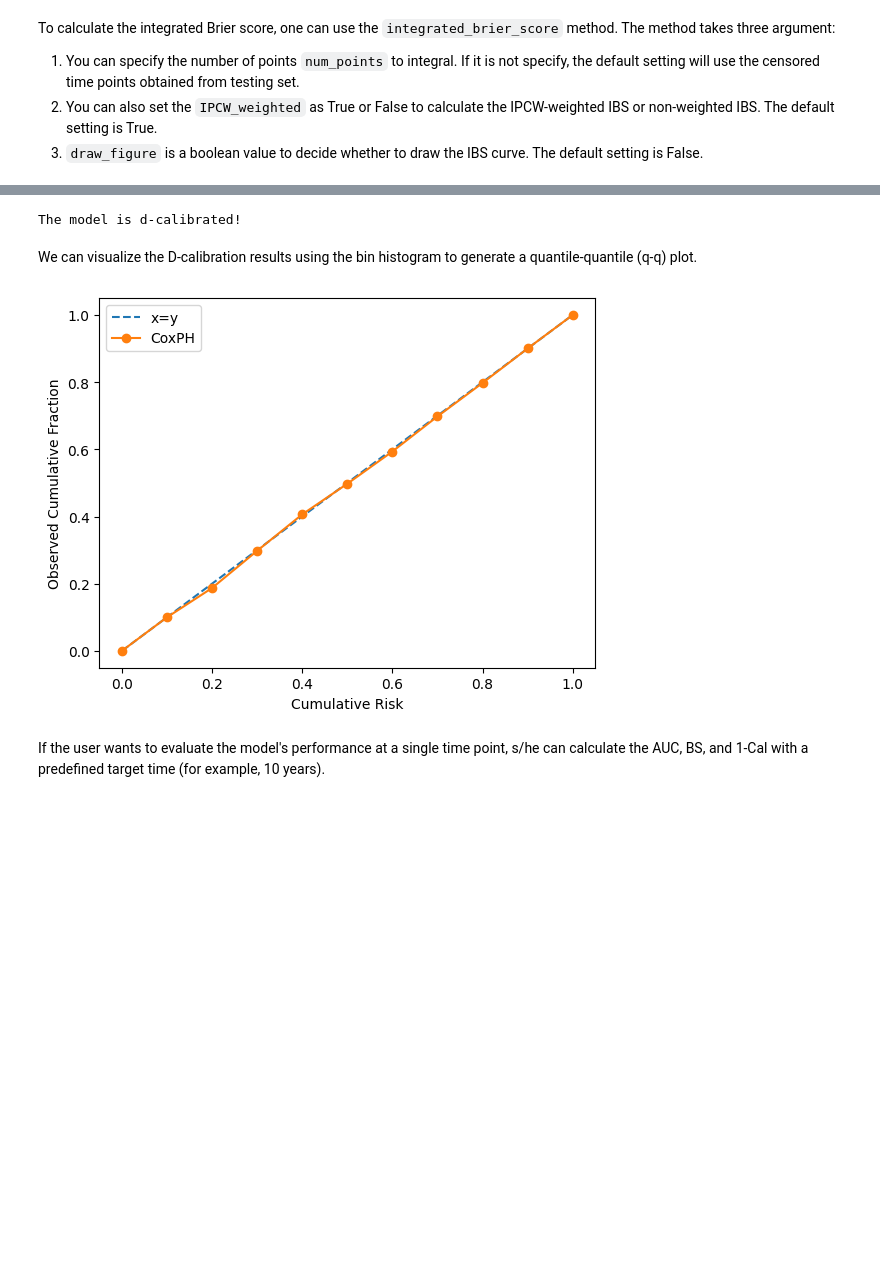
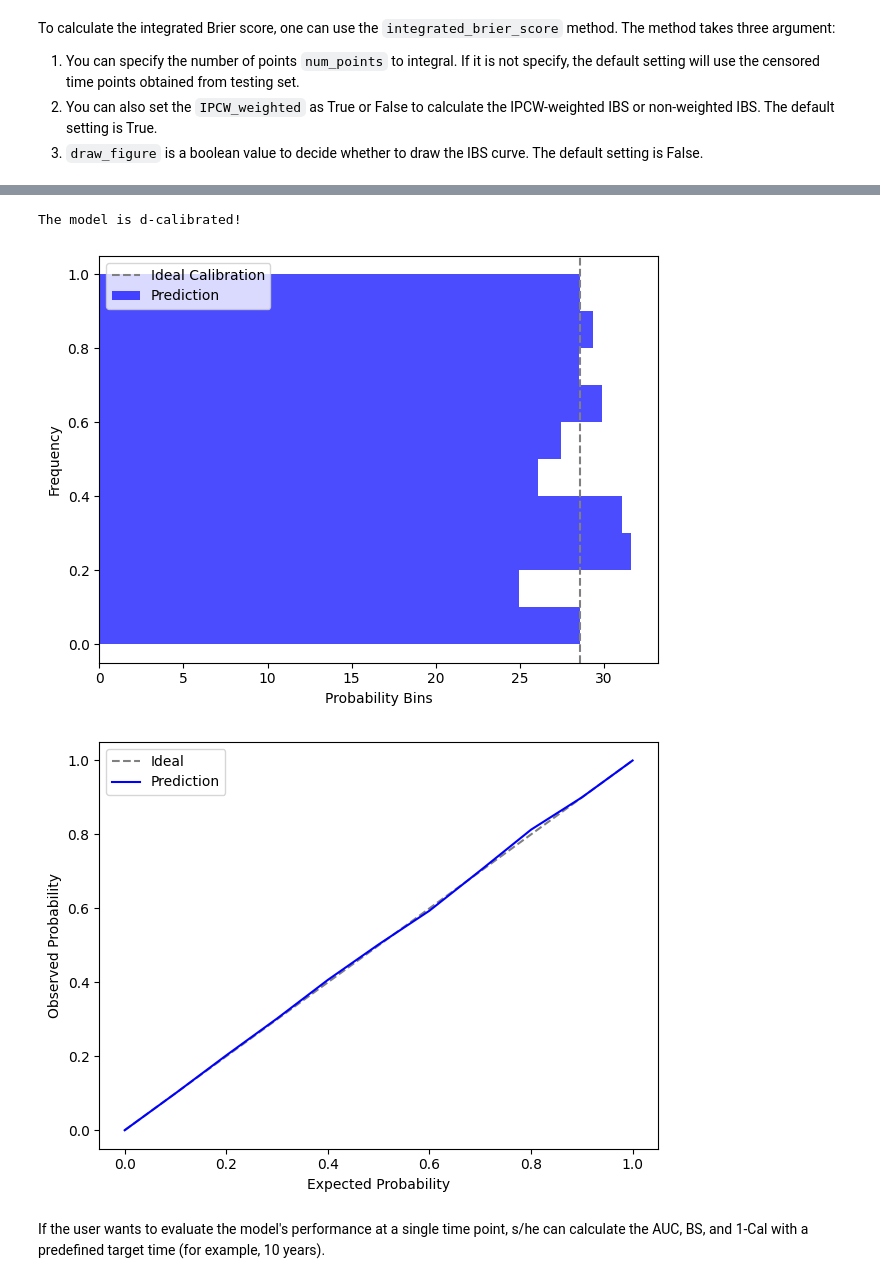
Before and after one commit to shi-ang/SurvivalEVAL, a Jupyter notebook: examples/Lifelines_Example.ipynb, the cells around one changed output, grey strips where cells are left out. Saved outputs shown, nothing was run; the diff lists cells and outputs as text; code cells hidden in the pictures; blank space fills up the shorter version.

```diff
--- a/examples/Lifelines_Example.ipynb
+++ b/examples/Lifelines_Example.ipynb
@@ -105,31 +128,13 @@ To calculate D-Cal, the user needs to decide how many bins they will use to spli
 # %%
-p_value, bin_hist = evl.d_calibration(num_bins=10)
+p_value, d_cal_details = evl.d_calibration(num_bins=10, return_details=True)
 if p_value >= 0.05:
     print("The model is d-calibrated!")
 else:
     print("The model is not d-calibrated!")
 # %% [output]
 The model is d-calibrated!
+[figure, added]
+[figure, added]
-# %% [markdown]
-We can visualize the D-calibration results using the bin histogram to generate a quantile-quantile (q-q) plot.
-# %%
-import numpy as np
-import matplotlib.pyplot as plt
-
-bin_hist /= bin_hist.sum()
-
-default = np.linspace(0, 1, 11)
-plt.plot(default, default, linestyle='dashed', label="x=y")
-
-fraction = np.concatenate((np.array([0]), bin_hist))
-plt.plot(default, fraction.cumsum(), 'o-', label="CoxPH")
-
-plt.xlabel("Cumulative Risk")
-plt.ylabel("Observed Cumulative Fraction")
-plt.legend()
-plt.show()
-# %% [output]
-[figure, removed]
 # %% [markdown]
 If the user wants to evaluate the model's performance at a single time point, s/he can calculate the AUC, BS, and 1-Cal with a predefined target time (for example, 10 years).
 # %%
```
Also changed, not shown: parts of 9 cells of this notebook, 14 other files.
